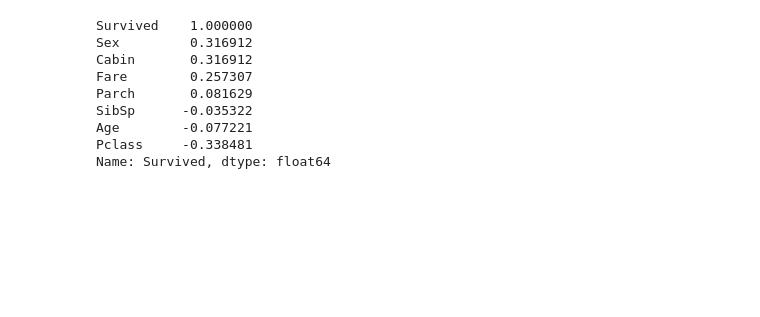
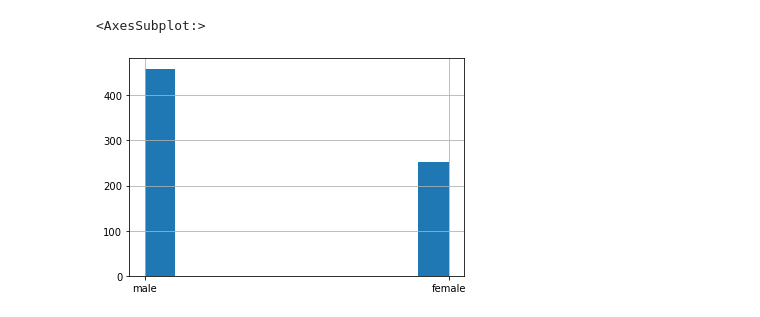
Before and after one commit to Carmine311/Hands_onML, a Jupyter notebook: Titanic/titanic.ipynb, the cells around one changed output. Saved outputs shown, nothing was run; the diff lists cells and outputs as text; code cells hidden in the pictures; blank space fills up the shorter version.

```diff
--- a/Titanic/titanic.ipynb
+++ b/Titanic/titanic.ipynb
@@ -42,12 +94,5 @@ corr_matrix = X_train.corr()
-# %%
-corr_matrix["Survived"].sort_values(ascending=False)
-# %% [output]
-Survived    1.000000
-Sex         0.316912
-Cabin       0.316912
-Fare        0.257307
-Parch       0.081629
-SibSp      -0.035322
-Age        -0.077221
-Pclass     -0.338481
-Name: Survived, dtype: float64
+# %%
+X_train["Sex"].hist()
+# %% [output]
+<AxesSubplot:>
+[figure, added]
```
Also changed, not shown: parts of 41 cells of this notebook, 2 other files.
